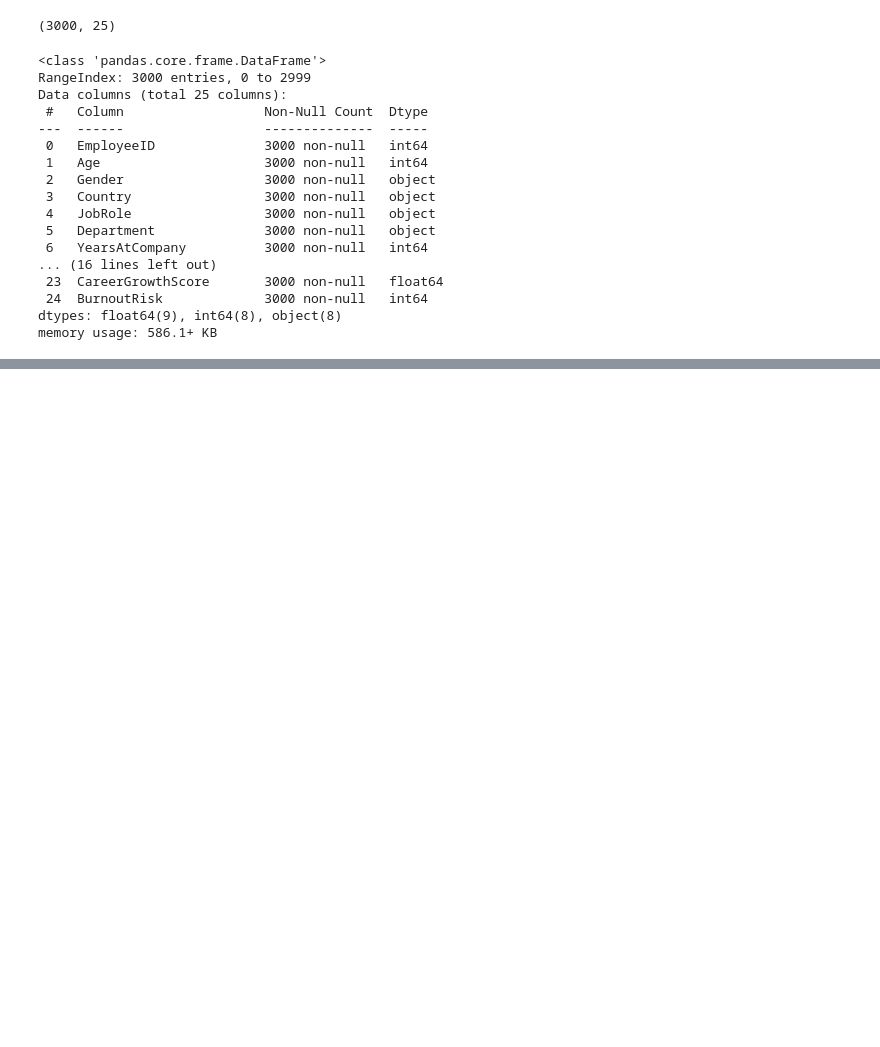
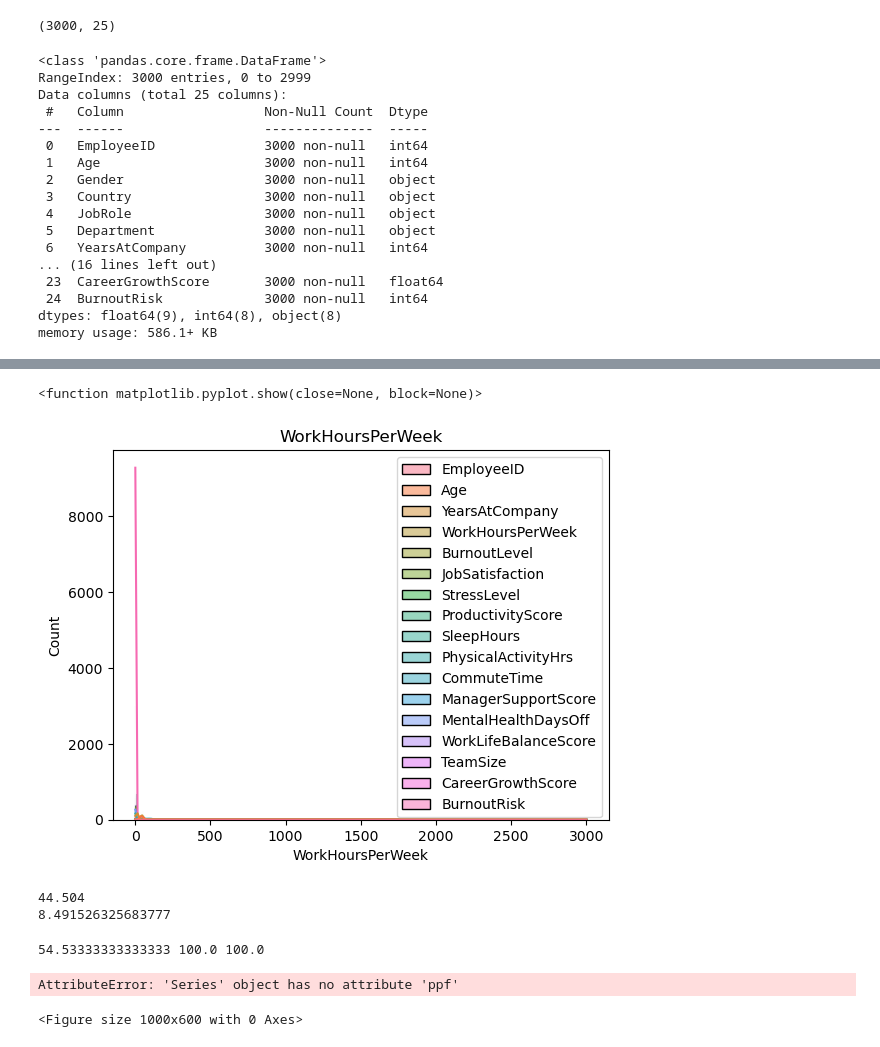
Before and after one commit to 2026378-coder/Statistical-Techniques-for-Data-Analysis-2026, a Jupyter notebook: Assignmnet.ipynb, the cells around one changed output, grey strips where cells are left out. Cells and saved outputs as stored; diff of their text form; code cells hidden in the pictures; blank space fills up the shorter version.

```diff
--- a/Assignmnet.ipynb
+++ b/Assignmnet.ipynb
@@ -44,0 +128,22 @@ memory usage: 586.1+ KB
+# %%
+sns.histplot(data,kde=True)
+plt.xlabel('WorkHoursPerWeek')
+plt.title('WorkHoursPerWeek')
+plt.show
+# %% [output]
+<function matplotlib.pyplot.show(close=None, block=None)>
+[figure, added]
+# %%
+std1_wh= data['WorkHoursPerWeek'].std()
+print (mean_wh)
+print(std_wh)
+# %% [output]
+44.504
+8.491526325683777
+# %%
+std2=((data_wh>=mean_wh-std1_wh) &(data_wh<=mean_wh+std1_wh)).mean()*100
+std3=((data_wh>=mean_wh-2*std1_wh) &(data_wh<=mean_wh+2*std1_wh)).mean()*100
+std4=((data_wh>=mean_wh-3*std1_wh) &(data_wh<=mean_wh+3*std1_wh)).mean()*100
+print(std2,std3, std4)
+# %% [output]
+54.53333333333333 100.0 100.0
@@ -44,0 +160,9 @@ memory usage: 586.1+ KB
+# %%
+import scipy.stats as stats
+plt.figure(figsize=(10, 6))
+stats.probplot(data_wh, dist=data['WorkHoursPerWeek'], plot=plt)
+plt.title('Q-Q Plot for Normality')
+plt.show()
+# %% [output]
+AttributeError: 'Series' object has no attribute 'ppf'
+<Figure size 1000x600 with 0 Axes>
```
Also changed, not shown: parts of 29 cells of this notebook.
